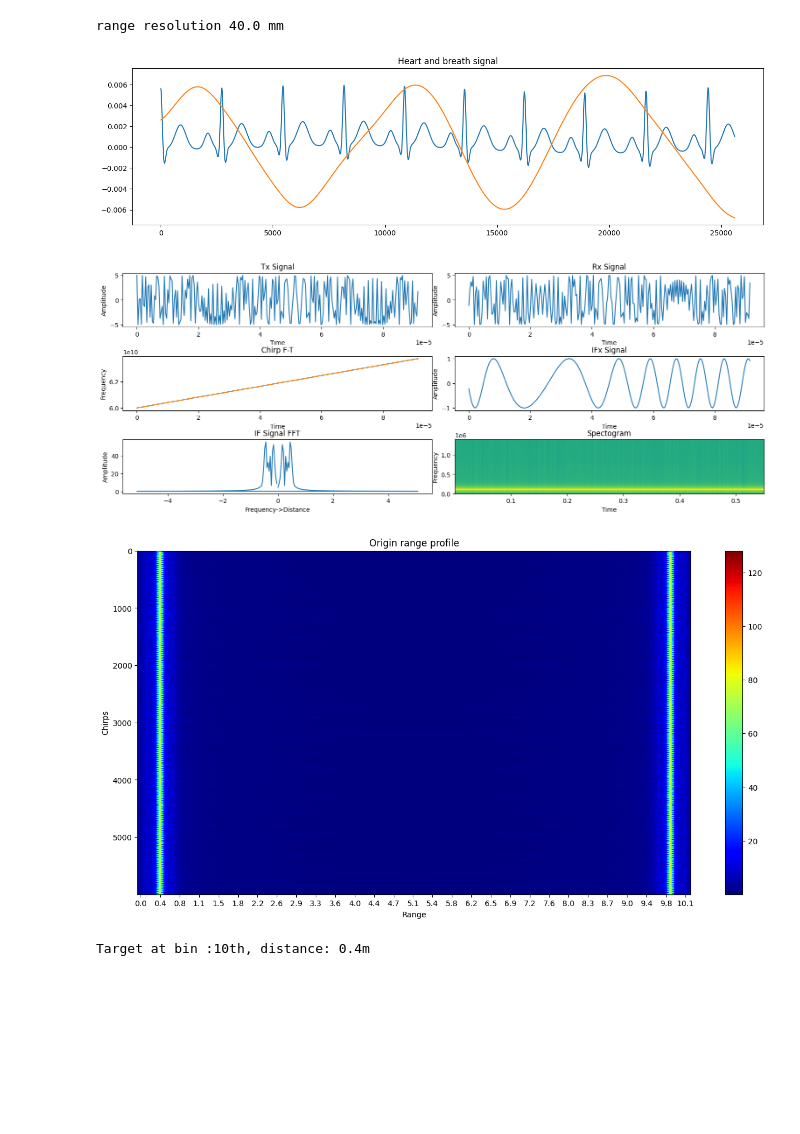
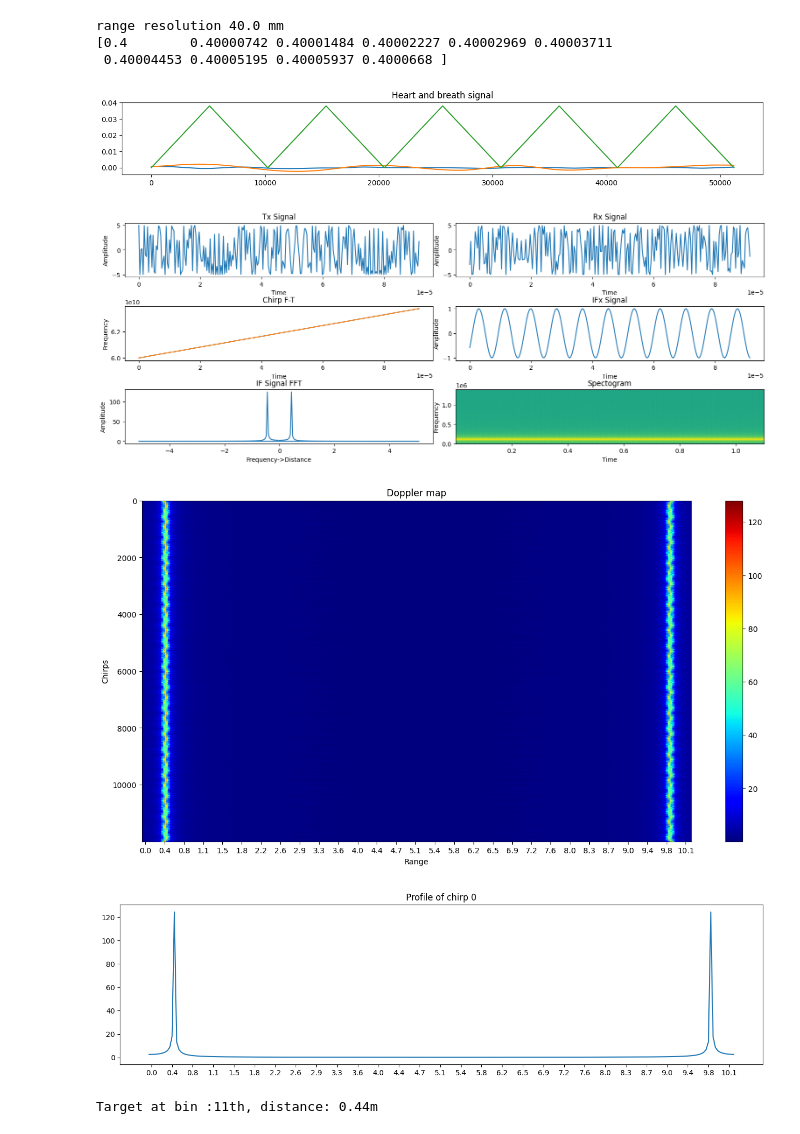
Before and after one commit to tqdinh/gensignal, a Jupyter notebook: HCMUS_GEN_FMCWRADAR.ipynb, the cells around one changed output. Saved outputs shown, nothing was run; the diff lists cells and outputs as text; code cells hidden in the pictures; blank space fills up the shorter version.

Commit message:
generate body movement as triangle

```diff
--- a/HCMUS_GEN_FMCWRADAR.ipynb
+++ b/HCMUS_GEN_FMCWRADAR.ipynb
@@ -6,6 +6,11 @@ from mpl_toolkits.mplot3d import Axes3D
 from scipy.signal import butter, filtfilt
 from scipy.signal import find_peaks
 import neurokit2 as nk
+# %%
+def generate_triangle_wave(freq, duration, sampling_rate):
+    body_mevement_t = np.linspace(0, duration, int(duration * sampling_rate), endpoint=False)
+    triangle_wave = 0.038 * np.abs(2 * (body_mevement_t * freq - np.floor(0.5 + body_mevement_t * freq)))
+    return  triangle_wave
 # %%
 #Parameters
 TARGET_DISTANCE =0.4
@@ -32,9 +37,24 @@ t=np.tile(t0,Nd)
 t=t.flatten()
 print("range resolution {0} mm".format(rangeRes*1e3))
 
+
+SIMULATED_SAMPLING_RATE =FPS*Nr *CPF
+
 r0 = np.ones(len(t)) #target distance
-r0[:len(t)//2] =TARGET_DISTANCE
-r0[len(t)//2:] =TARGET_DISTANCE
+
+
+frequency = 1.0  # Frequency of the triangle wave in Hz
+duration = MONITORING_DURATION  # Duration of the waveform in seconds
+sampling_rate = SIMULATED_SAMPLING_RATE  # Number of samples per second (standard audio sampling rate)
+
+triangle_wave = generate_triangle_wave(frequency, duration, SIMULATED_SAMPLING_RATE)
+
+
+r0 =triangle_wave +TARGET_DISTANCE
+print(r0[:10])
+#r0=triangle_wave
+# r0[:len(t)//2] =TARGET_DISTANCE
+# r0[len(t)//2:] =TARGET_DISTANCE
 
 Fs = Nr/Tchirp  #Sampling rate of radar signal
 
@@ -55,23 +75,27 @@ heart_freq = 113  # in minute
 
 sampling_rate = FPS*Nr *CPF # Sampling rate in Hz of heart and breath = (frame per second) * (chirp per frame) * (sample per frame)
 
-
-
-SIMULATED_SAMPLING_RATE =FPS*Nr *CPF
-
-ecg50 = 0.005 *nk.ecg_simulate(duration=MONITORING_DURATION, noise=0.00, heart_rate=heart_freq,sampling_rate= SIMULATED_SAMPLING_RATE)
-# ecg50 = 0.005 * nk.rsp_simulate(duration=MONITORING_DURATION,noise=0.00, respiratory_rate=heart_freq,sampling_rate=SIMULATED_SAMPLING_RATE)
-rsp7 = 0.015 * nk.rsp_simulate(duration=MONITORING_DURATION,noise=0.00, respiratory_rate=breathing_freq,sampling_rate=SIMULATED_SAMPLING_RATE, method="breathmetrics")
+#ecg50 = 0.005 *nk.ecg_simulate(duration=MONITORING_DURATION, noise=0.07, heart_rate=heart_freq,sampling_rate= SIMULATED_SAMPLING_RATE)
+ecg50 = 0.005 * nk.rsp_simulate(duration=MONITORING_DURATION,noise=0.00, respiratory_rate=heart_freq,sampling_rate=SIMULATED_SAMPLING_RATE)
+rsp7 = 0.005 * nk.rsp_simulate(duration=MONITORING_DURATION,noise=0.00, respiratory_rate=breathing_freq,sampling_rate=SIMULATED_SAMPLING_RATE, method="breathmetrics")
 # %% [output]
 range resolution 40.0 mm
+[0.4        0.40000742 0.40001484 0.40002227 0.40002969 0.40003711
+ 0.40004453 0.40005195 0.40005937 0.4000668 ]
 # %%
 plt.figure(figsize=(16,4))
+plt.subplot(211)
 plt.plot(ecg50[:SIMULATED_SAMPLING_RATE*5],label="Heart")
 plt.plot(rsp7[:SIMULATED_SAMPLING_RATE*5],label="Breath")
 plt.title("Heart and breath signal")
+#plt.show()
+
+# plt.figure(figsize=(16,4))
+# plt.subplot(212)
+plt.plot( triangle_wave[:SIMULATED_SAMPLING_RATE*5],label="Body movement")
 plt.show()
 # %% [output]
-[figure, old version]
+[figure, new version]
 # %%
 
 breath_heart_vibration_displacement =rsp7 +ecg50
@@ -132,34 +156,46 @@ plt.title('Spectogram')
 plt.tight_layout(pad=3, w_pad=0.05, h_pad=0.05)
 plt.show()
 # %% [output]
-[figure, old version]
+[figure, new version]
 # %%
 IFMatrix =IFx.reshape(Nd,Nr)
-rangeProfiles =np.fft.fft (IFMatrix,axis=1)
-magnitude_range_profile = [np.abs(profile) for profile in rangeProfiles]
+rangeProfile = IFMatrix
+dopplerMatrix =np.fft.fft (IFMatrix,axis=1)
+
+
+magnitude_doppler = [np.abs(profile) for profile in dopplerMatrix]
 range_fre = frequency*c/(2*slope)
 rangeBinDistance = [round(j*rangeRes,1) for j in range(1,Nr,9) ]
+
 
 plt.figure(figsize=(16,8))
 plt.xlabel('Range')
 plt.ylabel('Chirps')
-plt.imshow(magnitude_range_profile,aspect='auto',cmap='jet')
+plt.imshow(magnitude_doppler,aspect='auto',cmap='jet')
 plt.colorbar()
 plt.xticks(range(1,Nr,9), rangeBinDistance)
-plt.title("Origin range profile")
+plt.title("Doppler map")
 plt.show()
 # %% [output]
-[figure, old version]
+[figure, new version]
+# %%
+plt.figure(figsize=(16,4))
+plt.plot(np.abs(np.fft.fft(rangeProfile[0])))
+plt.xticks(range(1,Nr,9), rangeBinDistance)
+plt.title("Profile of chirp 0")
+plt.show()
+# %% [output]
+[figure, added]
 # %%
-magnitude_range_profile_shape =np.array(magnitude_range_profile).shape
+magnitude_range_profile_shape =np.array(magnitude_doppler).shape
 max_indices =[0]*magnitude_range_profile_shape[0]
-for mag_profile in magnitude_range_profile:
+for mag_profile in magnitude_doppler:
     max_index = np.argmax(mag_profile)
     max_indices[max_index]+=1
 interesting_bin =np.argmax(max_indices)
 print("Target at bin :{0}th, distance: {1}m".format(interesting_bin,interesting_bin* rangeRes))
 # %% [output]
-Target at bin :10th, distance: 0.4m
+Target at bin :11th, distance: 0.44m
 # %%
 def extractPhase(interestingRangeBin):
     interestingRangeBinLen =len(interestingRangeBin)
```
Also changed, not shown: parts of 11 cells of this notebook.
